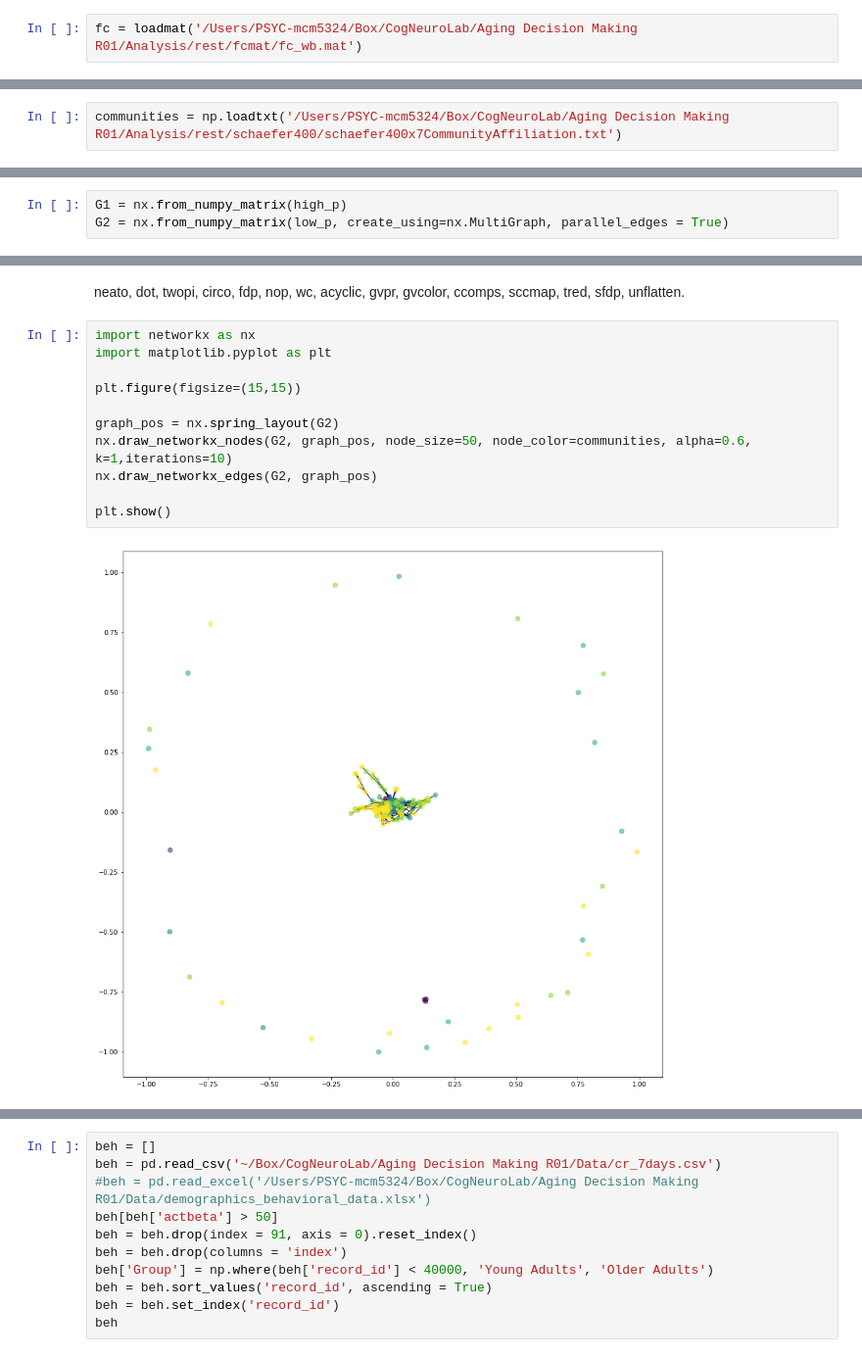
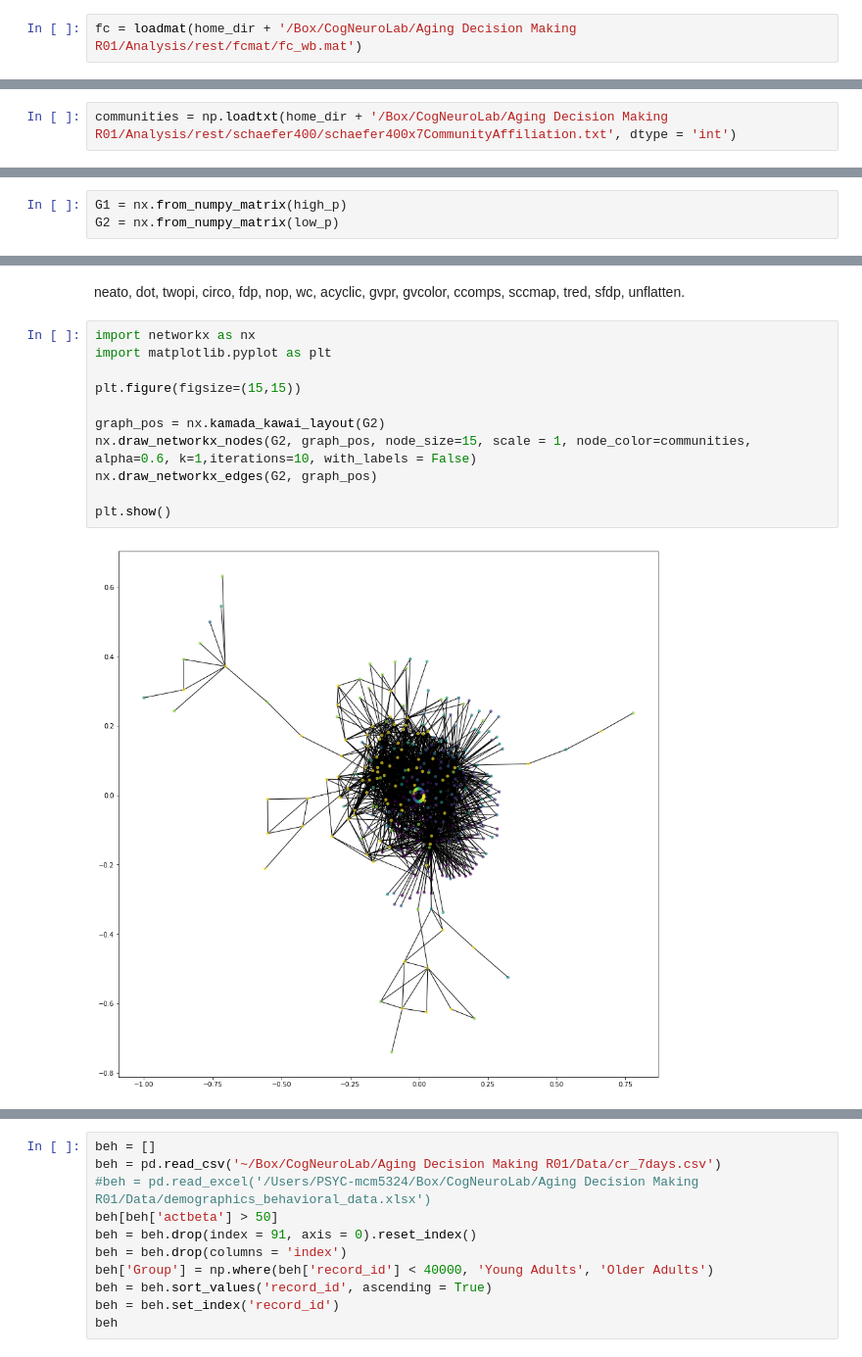
Before and after one commit to UTCogNeuroLab/adm_mri, a Jupyter notebook: analysis/resting_state/Network Visualizations.ipynb, the cells around one changed output, grey strips where cells are left out. Shown at 98% size. Drawn from its saved outputs; the diff is of its cells as text.

```diff
--- a/analysis/resting_state/Network Visualizations.ipynb
+++ b/analysis/resting_state/Network Visualizations.ipynb
@@ -27,7 +27,7 @@ df['record_id'][df['wb_participation_x'] == df['wb_participation_x'].min()]
 20    30096
 Name: record_id, dtype: int64
 # %%
-fc = loadmat('/Users/PSYC-mcm5324/Box/CogNeuroLab/Aging Decision Making R01/Analysis/rest/fcmat/fc_wb.mat')
+fc = loadmat(home_dir + '/Box/CogNeuroLab/Aging Decision Making R01/Analysis/rest/fcmat/fc_wb.mat')
 # %%
 len(fc['FC_wb'])
 # %% [output]
@@ -43,3 +65,3 @@ fc['FC_wb'][0][0].shape
 # %%
-communities = np.loadtxt('/Users/PSYC-mcm5324/Box/CogNeuroLab/Aging Decision Making R01/Analysis/rest/schaefer400/schaefer400x7CommunityAffiliation.txt')
+communities = np.loadtxt(home_dir + '/Box/CogNeuroLab/Aging Decision Making R01/Analysis/rest/schaefer400/schaefer400x7CommunityAffiliation.txt', dtype = 'int')
 # %%
@@ -61,3 +112,3 @@ low_p = fc['FC_wb'][16][4]
 # %%
 G1 = nx.from_numpy_matrix(high_p)
-G2 = nx.from_numpy_matrix(low_p, create_using=nx.MultiGraph, parallel_edges = True)
+G2 = nx.from_numpy_matrix(low_p)
@@ -83,13 +151,13 @@ neato, dot, twopi, circo, fdp, nop, wc, acyclic, gvpr, gvcolor, ccomps, sccmap,
 # %%
 import networkx as nx
 import matplotlib.pyplot as plt
 
 plt.figure(figsize=(15,15))
 
-graph_pos = nx.spring_layout(G2)
-nx.draw_networkx_nodes(G2, graph_pos, node_size=50, node_color=communities, alpha=0.6, k=1,iterations=10)
+graph_pos = nx.kamada_kawai_layout(G2)
+nx.draw_networkx_nodes(G2, graph_pos, node_size=15, scale = 1, node_color=communities, alpha=0.6, k=1,iterations=10, with_labels = False)
 nx.draw_networkx_edges(G2, graph_pos)
 
 plt.show()
 # %% [output]
-[figure, old version]
+[figure, new version]
```
Also changed, not shown: parts of 17 cells of this notebook, 4 other files.
